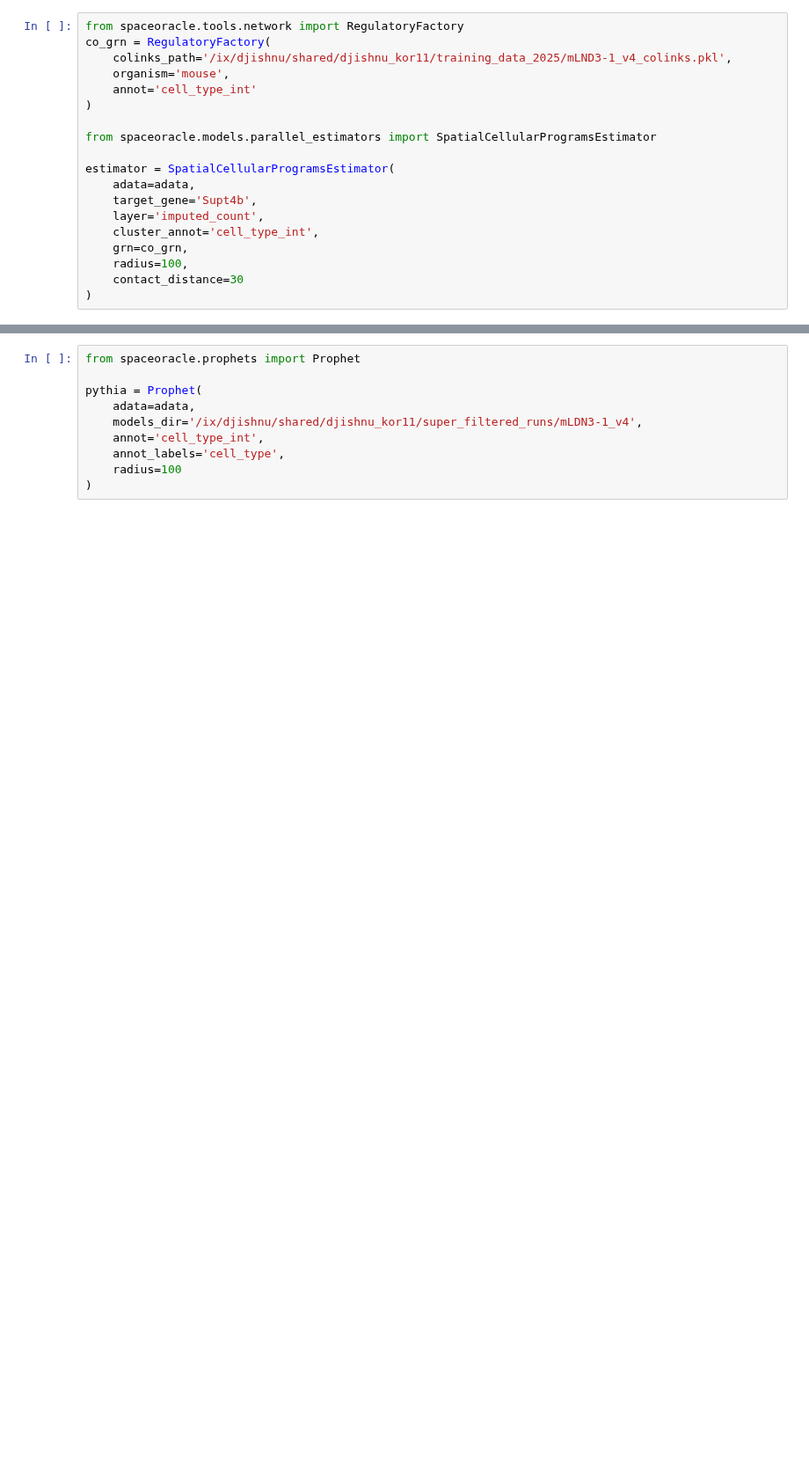
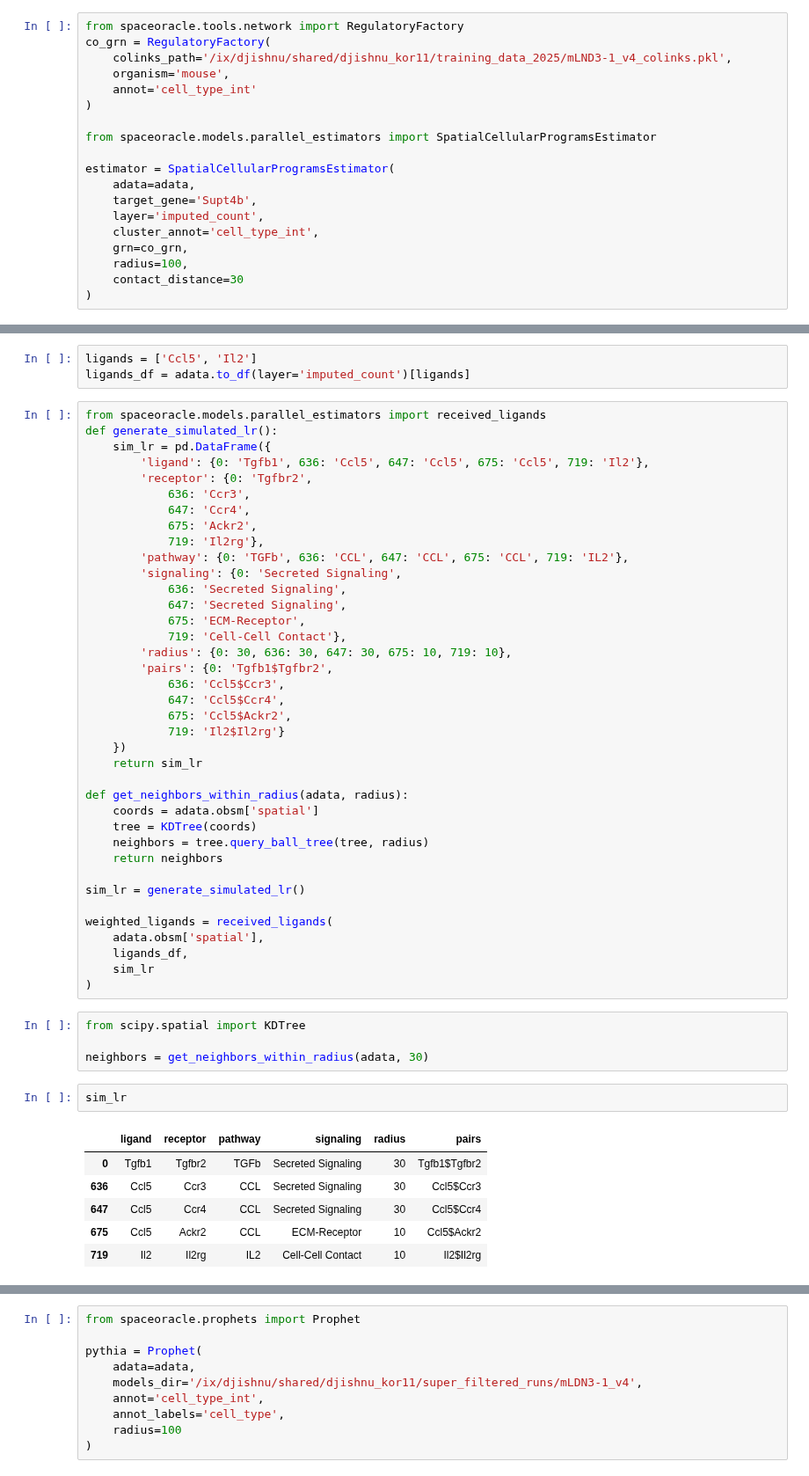
Before and after one commit to jishnu-lab/SpaceTravLR, a Jupyter notebook: notebooks/contact.ipynb, the cells around one changed output, grey strips where cells are left out. Shown at 88% size. Drawn from its saved outputs; the diff is of its cells as text; blank space fills up the shorter version.

```diff
--- a/notebooks/contact.ipynb
+++ b/notebooks/contact.ipynb
@@ -67,0 +129,54 @@ estimator.fit(num_epochs=1, learning_rate=5e-3, score_threshold=0.1)
+# %%
+ligands = ['Ccl5', 'Il2']
+ligands_df = adata.to_df(layer='imputed_count')[ligands]
+# %%
+from spaceoracle.models.parallel_estimators import received_ligands
+def generate_simulated_lr():
+    sim_lr = pd.DataFrame({
+        'ligand': {0: 'Tgfb1', 636: 'Ccl5', 647: 'Ccl5', 675: 'Ccl5', 719: 'Il2'},
+        'receptor': {0: 'Tgfbr2',
+            636: 'Ccr3',
+            647: 'Ccr4',
+            675: 'Ackr2',
+            719: 'Il2rg'},
+        'pathway': {0: 'TGFb', 636: 'CCL', 647: 'CCL', 675: 'CCL', 719: 'IL2'},
+        'signaling': {0: 'Secreted Signaling',
+            636: 'Secreted Signaling',
+            647: 'Secreted Signaling',
+            675: 'ECM-Receptor',
+            719: 'Cell-Cell Contact'},
+        'radius': {0: 30, 636: 30, 647: 30, 675: 10, 719: 10},
+        'pairs': {0: 'Tgfb1$Tgfbr2',
+            636: 'Ccl5$Ccr3',
+            647: 'Ccl5$Ccr4',
+            675: 'Ccl5$Ackr2',
+            719: 'Il2$Il2rg'}
+    })
+    return sim_lr
+
+def get_neighbors_within_radius(adata, radius):
+    coords = adata.obsm['spatial']
+    tree = KDTree(coords)
+    neighbors = tree.query_ball_tree(tree, radius)
+    return neighbors
+
+sim_lr = generate_simulated_lr()
+
+weighted_ligands = received_ligands(
+    adata.obsm['spatial'],
+    ligands_df,
+    sim_lr
+)
+# %%
+from scipy.spatial import KDTree
+
+neighbors = get_neighbors_within_radius(adata, 30)
+# %%
+sim_lr
+# %% [output]
+|  | ligand | receptor | pathway | signaling | radius | pairs |
+| 0 | Tgfb1 | Tgfbr2 | TGFb | Secreted Signaling | 30 | Tgfb1$Tgfbr2 |
+| 636 | Ccl5 | Ccr3 | CCL | Secreted Signaling | 30 | Ccl5$Ccr3 |
+| 647 | Ccl5 | Ccr4 | CCL | Secreted Signaling | 30 | Ccl5$Ccr4 |
+| 675 | Ccl5 | Ackr2 | CCL | ECM-Receptor | 10 | Ccl5$Ackr2 |
+| 719 | Il2 | Il2rg | IL2 | Cell-Cell Contact | 10 | Il2$Il2rg |
```
Also changed, not shown: parts of 4 cells of this notebook, 9 other files.
